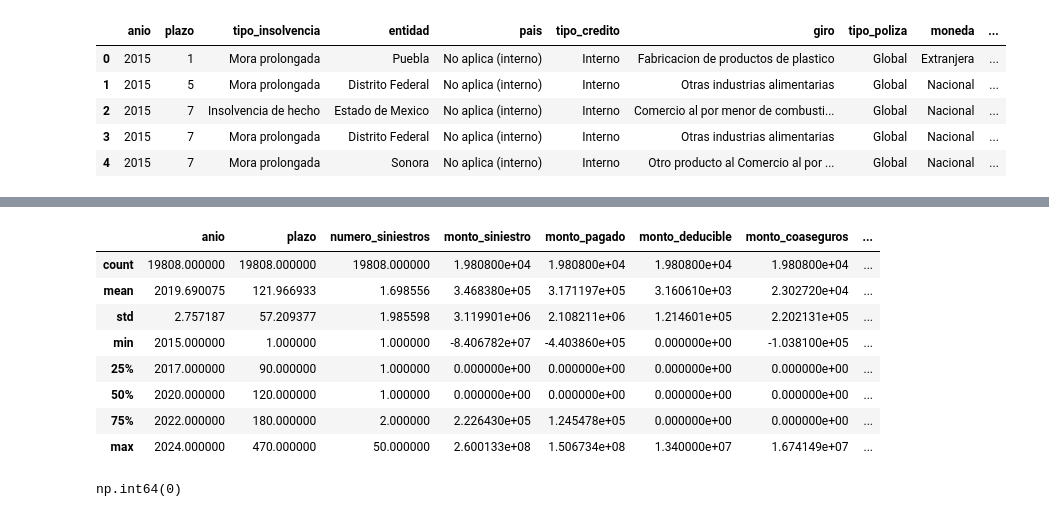
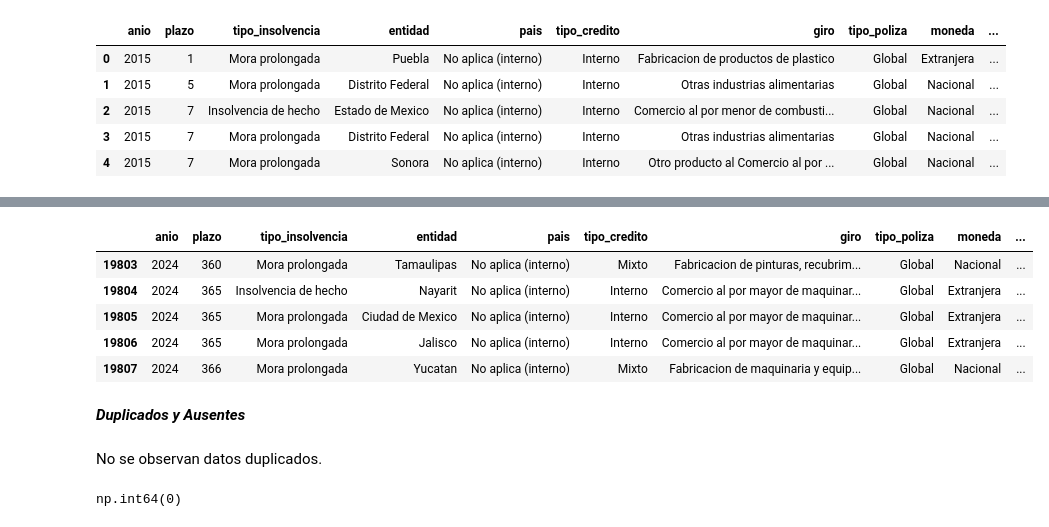
Before and after one commit to yoselin-morua/Proyecto-Cr-dito-Mercado, a Jupyter notebook: proyecto_credito_mercado/eda_creditos.ipynb, the cells around one changed output, grey strips where cells are left out. Saved outputs shown, nothing was run; the diff lists cells and outputs as text; code cells hidden in the pictures.

```diff
--- a/proyecto_credito_mercado/eda_creditos.ipynb
+++ b/proyecto_credito_mercado/eda_creditos.ipynb
@@ -296,15 +356,16 @@ c_emision.describe()
-# %%
-c_siniestros.describe()
-# %% [output]
-|  | anio | plazo | numero_siniestros | monto_siniestro | monto_pagado | monto_deducible | monto_coaseguros | ... |
-| count | 19808.000000 | 19808.000000 | 19808.000000 | 1.980800e+04 | 1.980800e+04 | 1.980800e+04 | 1.980800e+04 | ... |
-| mean | 2019.690075 | 121.966933 | 1.698556 | 3.468380e+05 | 3.171197e+05 | 3.160610e+03 | 2.302720e+04 | ... |
-| std | 2.757187 | 57.209377 | 1.985598 | 3.119901e+06 | 2.108211e+06 | 1.214601e+05 | 2.202131e+05 | ... |
-| min | 2015.000000 | 1.000000 | 1.000000 | -8.406782e+07 | -4.403860e+05 | 0.000000e+00 | -1.038100e+05 | ... |
-| 25% | 2017.000000 | 90.000000 | 1.000000 | 0.000000e+00 | 0.000000e+00 | 0.000000e+00 | 0.000000e+00 | ... |
-| 50% | 2020.000000 | 120.000000 | 1.000000 | 0.000000e+00 | 0.000000e+00 | 0.000000e+00 | 0.000000e+00 | ... |
-| 75% | 2022.000000 | 180.000000 | 2.000000 | 2.226430e+05 | 1.245478e+05 | 0.000000e+00 | 0.000000e+00 | ... |
-| max | 2024.000000 | 470.000000 | 50.000000 | 2.600133e+08 | 1.506734e+08 | 1.340000e+07 | 1.674149e+07 | ... |
+# %%
+c_siniestros.tail()
+# %% [output]
+|  | anio | plazo | tipo_insolvencia | entidad | pais | tipo_credito | giro | tipo_poliza | moneda | ... |
+| 19803 | 2024 | 360 | Mora prolongada | Tamaulipas | No aplica (interno) | Mixto | Fabricacion de pinturas, recubrim... | Global | Nacional | ... |
+| 19804 | 2024 | 365 | Insolvencia de hecho | Nayarit | No aplica (interno) | Interno | Comercio al por mayor de maquinar... | Global | Extranjera | ... |
+| 19805 | 2024 | 365 | Mora prolongada | Ciudad de Mexico | No aplica (interno) | Interno | Comercio al por mayor de maquinar... | Global | Extranjera | ... |
+| 19806 | 2024 | 365 | Mora prolongada | Jalisco | No aplica (interno) | Interno | Comercio al por mayor de maquinar... | Global | Extranjera | ... |
+| 19807 | 2024 | 366 | Mora prolongada | Yucatan | No aplica (interno) | Mixto | Fabricacion de maquinaria y equip... | Global | Nacional | ... |
+# %% [markdown]
+__*Duplicados y Ausentes*__
+# %% [markdown]
+No se observan datos duplicados.
 # %%
 c_siniestros.duplicated().sum()
 # %% [output]
```
Also changed, not shown: parts of 10 cells of this notebook.
